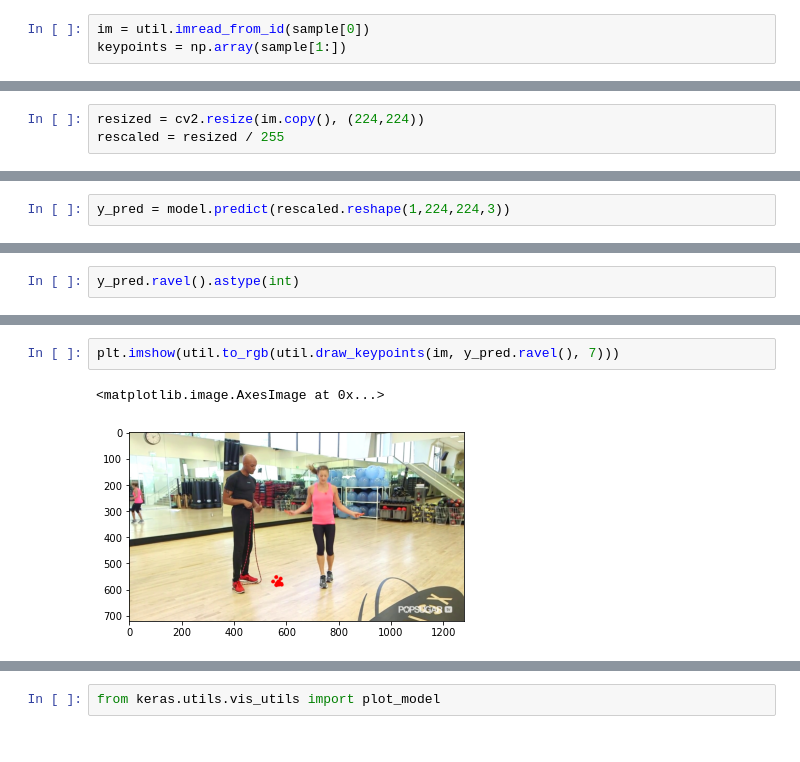
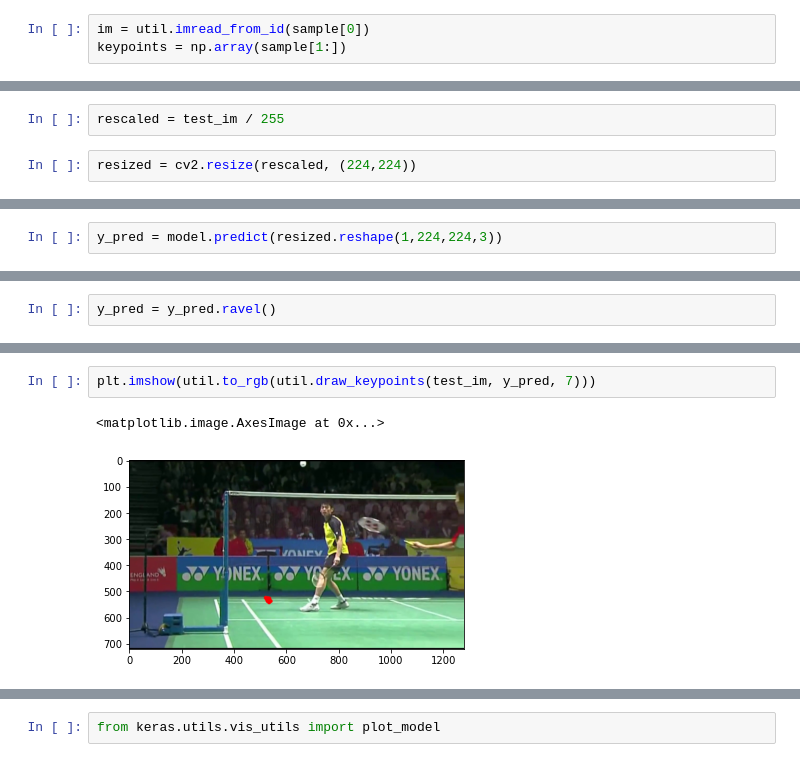
Before and after one commit to nexhua/ml_pose_estimation, a Jupyter notebook: tests.ipynb, the cells around one changed output, grey strips where cells are left out. Saved outputs shown, nothing was run; the diff lists cells and outputs as text.

```diff
--- a/tests.ipynb
+++ b/tests.ipynb
@@ -60,3 +41,4 @@ config.INPUT_DIMS[:2]
+# %%
+rescaled = test_im / 255
 # %%
-resized = cv2.resize(im.copy(), (224,224))
-rescaled = resized / 255
+resized = cv2.resize(rescaled, (224,224))
@@ -67,3 +45,3 @@ rescaled.shape
 # %%
-y_pred = model.predict(rescaled.reshape(1,224,224,3))
+y_pred = model.predict(resized.reshape(1,224,224,3))
 # %% [output]
@@ -71,2 +49,2 @@ y_pred = model.predict(rescaled.reshape(1,224,224,3))
 # %%
-y_pred.ravel().astype(int)
+y_pred = y_pred.ravel()
@@ -77,5 +60,5 @@ array([550, 569, 579, 558, 569, 574, 570, 569, 562, 582, 562, 552, 574,
 # %%
-plt.imshow(util.to_rgb(util.draw_keypoints(im, y_pred.ravel(), 7)))
+plt.imshow(util.to_rgb(util.draw_keypoints(test_im, y_pred, 7)))
 # %% [output]
 <matplotlib.image.AxesImage at 0x...>
-[figure, old version]
+[figure, new version]
```
Also changed, not shown: parts of 14 cells of this notebook, 2 other files.
